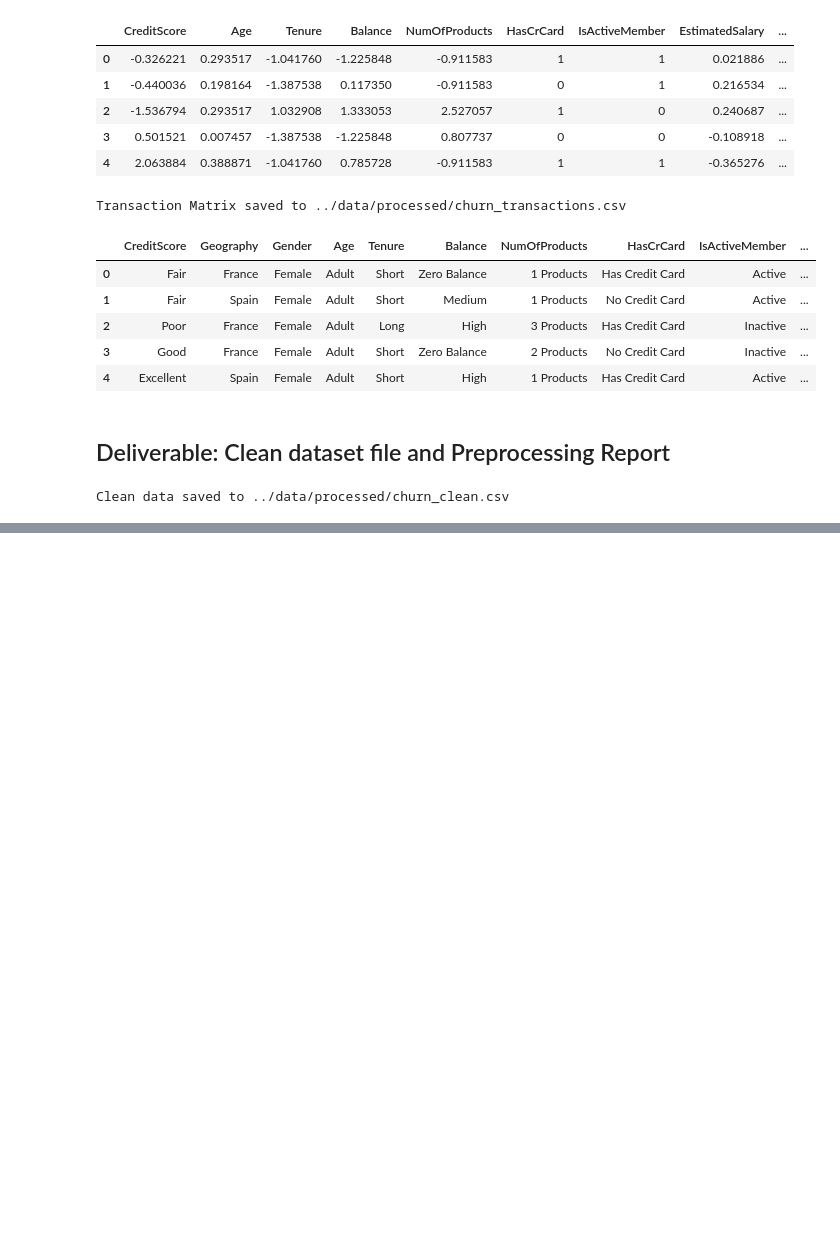
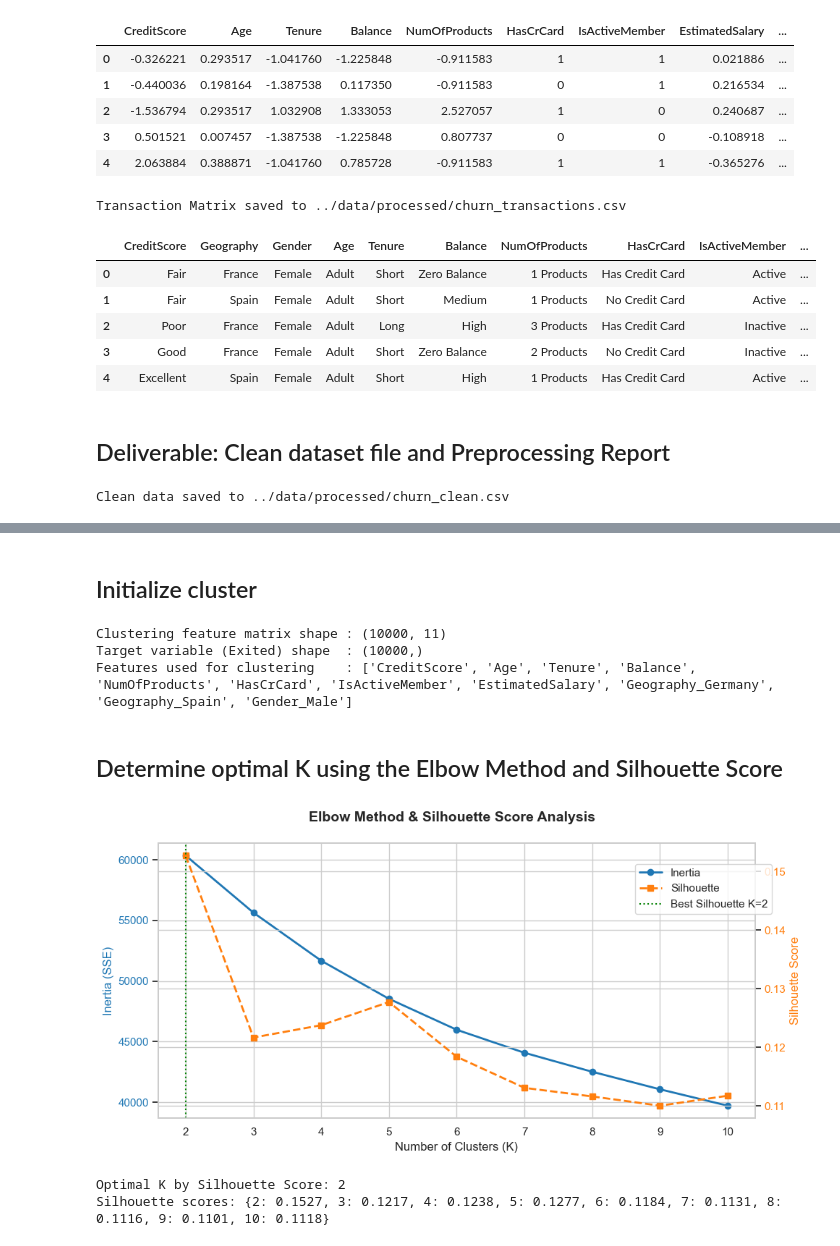
Before and after one commit to Kelompok4-PPTI20/data-mining, a Jupyter notebook: notebooks/fixed-notebook.ipynb, the cells around one changed output, grey strips where cells are left out. Drawn from its saved outputs; the diff is of its cells as text; code cells hidden in the pictures; blank space fills up the shorter version.

Commit message:
feat: added phase 2 in notebook

```diff
--- a/notebooks/fixed-notebook.ipynb
+++ b/notebooks/fixed-notebook.ipynb
@@ -391,0 +394,80 @@ Clean data saved to ../data/processed/churn_clean.csv
+# %% [markdown]
+## Initialize cluster
+# %%
+# ============================================================
+# Phase 2 – Segmentation via Clustering (KDD Pipeline)
+# ============================================================
+# Input  : ../data/processed/churn_clustering_matrix.csv
+# Content: StandardScaled numericals, OHE categoricals,
+#          raw binary flags, and the target 'Exited'.
+# Goal   : Unsupervised discovery of customer segments.
+# ============================================================
+
+import pandas as pd
+import numpy as np
+import matplotlib.pyplot as plt
+import seaborn as sns
+from sklearn.cluster import KMeans, DBSCAN
+from sklearn.metrics import silhouette_score
+
+# ── Step 1: Load data & isolate the target variable ──────────
+df_cluster = pd.read_csv('../data/processed/churn_clustering_matrix.csv')
+
+# CRITICAL: Separate the target column BEFORE any clustering.
+# 'Exited' is the ground-truth churn label – it must NOT
+# influence the unsupervised segmentation.
+y_exited = df_cluster['Exited'].copy()
+X_cluster = df_cluster.drop(columns=['Exited']).copy()
+
+print(f'Clustering feature matrix shape : {X_cluster.shape}')
+print(f'Target variable (Exited) shape  : {y_exited.shape}')
+print(f'Features used for clustering    : {list(X_cluster.columns)}')
+# %% [output]
+Clustering feature matrix shape : (10000, 11)
+Target variable (Exited) shape  : (10000,)
+Features used for clustering    : ['CreditScore', 'Age', 'Tenure', 'Balance', 'NumOfProducts', 'HasCrCard', 'IsActiveMember', 'EstimatedSalary', 'Geography_Germany', 'Geography_Spain', 'Gender_Male']
+# %% [markdown]
+## Determine optimal K using the Elbow Method and Silhouette Score
+# %%
+# ── Step 2: Determine optimal K (Elbow + Silhouette) ────────
+K_RANGE = range(2, 11)
+inertias = []
+silhouettes = []
+
+for k in K_RANGE:
+    km = KMeans(n_clusters=k, random_state=42, n_init=10, max_iter=300)
+    labels = km.fit_predict(X_cluster)
+    inertias.append(km.inertia_)
+    silhouettes.append(silhouette_score(X_cluster, labels))
+
+# ── Dual-axis chart ──────────────────────────────────────────
+fig, ax1 = plt.subplots(figsize=(10, 5))
+
+color_inertia = '#1f77b4'
+ax1.set_xlabel('Number of Clusters (K)', fontsize=12)
+ax1.set_ylabel('Inertia (SSE)', color=color_inertia, fontsize=12)
+ax1.plot(list(K_RANGE), inertias, 'o-', color=color_inertia, linewidth=2, label='Inertia')
+ax1.tick_params(axis='y', labelcolor=color_inertia)
+
+ax2 = ax1.twinx()
+color_sil = '#ff7f0e'
+ax2.set_ylabel('Silhouette Score', color=color_sil, fontsize=12)
+ax2.plot(list(K_RANGE), silhouettes, 's--', color=color_sil, linewidth=2, label='Silhouette')
+ax2.tick_params(axis='y', labelcolor=color_sil)
+
+# Mark the best silhouette K
+best_k = list(K_RANGE)[np.argmax(silhouettes)]
+ax2.axvline(x=best_k, color='green', linestyle=':', linewidth=1.5,
+            label=f'Best Silhouette K={best_k}')
+
+fig.suptitle('Elbow Method & Silhouette Score Analysis', fontsize=14, fontweight='bold')
+fig.legend(loc='upper right', bbox_to_anchor=(0.95, 0.85))
+fig.tight_layout()
+plt.show()
+
+print(f'\nOptimal K by Silhouette Score: {best_k}')
+print(f'Silhouette scores: {dict(zip(K_RANGE, [round(s, 4) for s in silhouettes]))}')
+# %% [output]
+[figure, added]
+Optimal K by Silhouette Score: 2
+Silhouette scores: {2: 0.1527, 3: 0.1217, 4: 0.1238, 5: 0.1277, 6: 0.1184, 7: 0.1131, 8: 0.1116, 9: 0.1101, 10: 0.1118}
```
Also changed, not shown: parts of 11 cells of this notebook, 5 other files.
